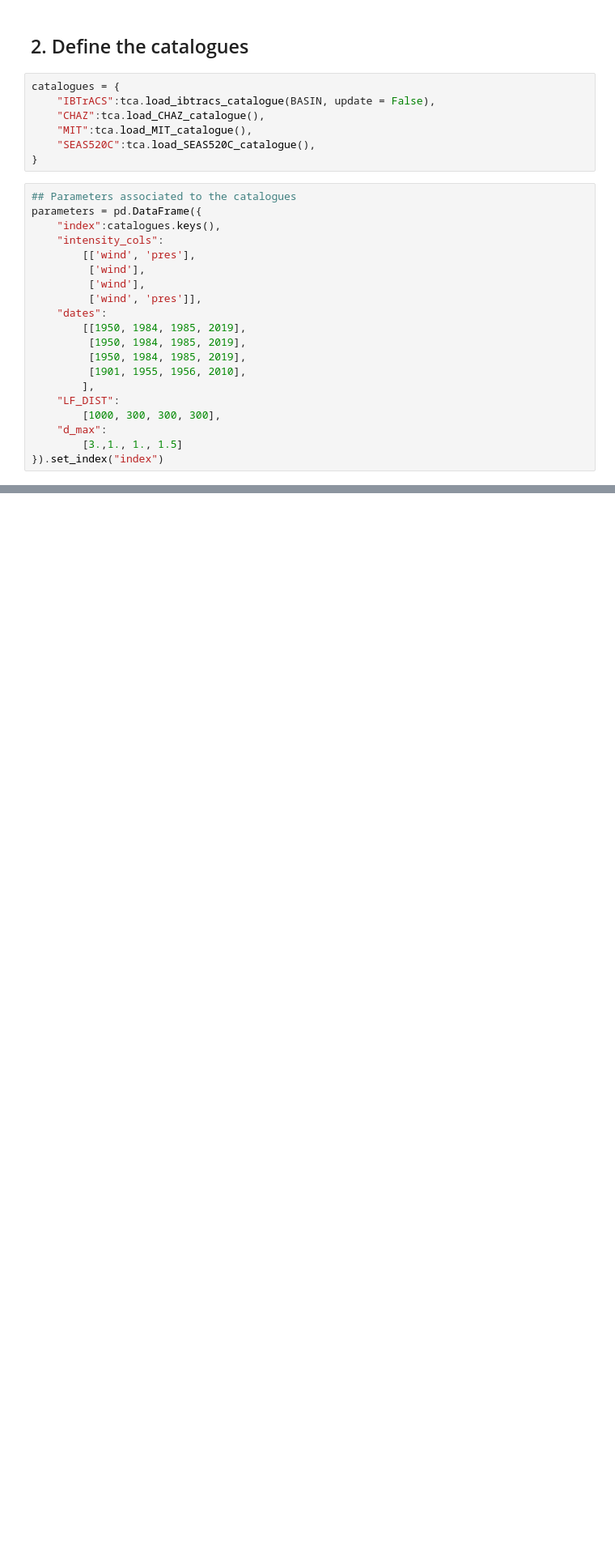
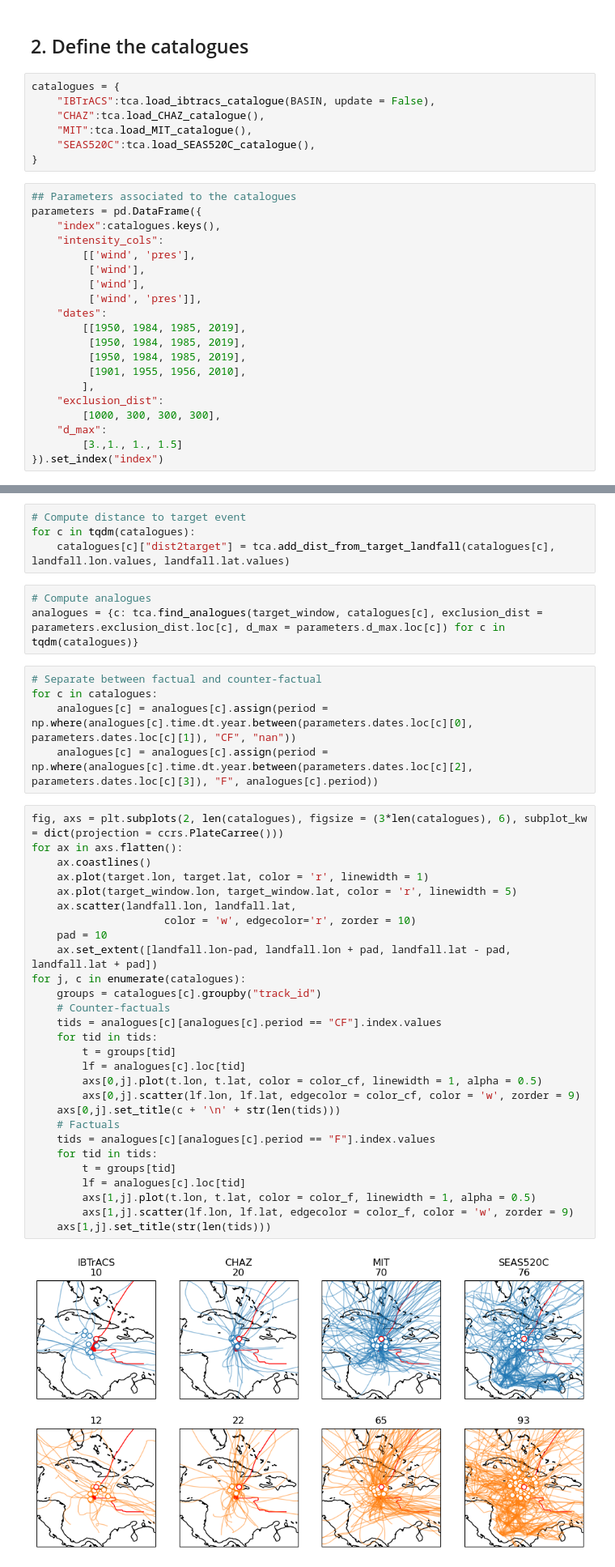
Before and after one commit to stella-bourdin/tc-track-analogues, a Jupyter notebook: notebooks/workflow.ipynb, the cells around one changed output, grey strips where cells are left out. Shown at 81% size. Drawn from its saved outputs; the diff is of its cells as text; blank space fills up the shorter version.

Commit message:
Add analogue computation to package

```diff
--- a/notebooks/workflow.ipynb
+++ b/notebooks/workflow.ipynb
@@ -57,7 +65,7 @@ parameters = pd.DataFrame({
          [1950, 1984, 1985, 2019],
          [1901, 1955, 1956, 2010],
         ],
-    "LF_DIST":
+    "exclusion_dist":
         [1000, 300, 300, 300],
     "d_max":
         [3.,1., 1., 1.5]
@@ -66,0 +75,42 @@ FileNotFoundError: [Errno 2] No such file or directory: '../ClimateCentral_TC_At
+# %%
+# Compute distance to target event
+for c in tqdm(catalogues):
+    catalogues[c]["dist2target"] = tca.add_dist_from_target_landfall(catalogues[c], landfall.lon.values, landfall.lat.values)
+# %%
+# Compute analogues
+analogues = {c: tca.find_analogues(target_window, catalogues[c], exclusion_dist = parameters.exclusion_dist.loc[c], d_max = parameters.d_max.loc[c]) for c in tqdm(catalogues)}
+# %%
+# Separate between factual and counter-factual
+for c in catalogues:
+    analogues[c] = analogues[c].assign(period = np.where(analogues[c].time.dt.year.between(parameters.dates.loc[c][0], parameters.dates.loc[c][1]), "CF", "nan"))
+    analogues[c] = analogues[c].assign(period = np.where(analogues[c].time.dt.year.between(parameters.dates.loc[c][2], parameters.dates.loc[c][3]), "F", analogues[c].period))
+# %%
+fig, axs = plt.subplots(2, len(catalogues), figsize = (3*len(catalogues), 6), subplot_kw = dict(projection = ccrs.PlateCarree()))
+for ax in axs.flatten():
+    ax.coastlines()
+    ax.plot(target.lon, target.lat, color = 'r', linewidth = 1)
+    ax.plot(target_window.lon, target_window.lat, color = 'r', linewidth = 5)
+    ax.scatter(landfall.lon, landfall.lat,
+                     color = 'w', edgecolor='r', zorder = 10)
+    pad = 10
+    ax.set_extent([landfall.lon-pad, landfall.lon + pad, landfall.lat - pad, landfall.lat + pad])
+for j, c in enumerate(catalogues):
+    groups = catalogues[c].groupby("track_id")
+    # Counter-factuals
+    tids = analogues[c][analogues[c].period == "CF"].index.values
+    for tid in tids:
+        t = groups[tid]
+        lf = analogues[c].loc[tid]
+        axs[0,j].plot(t.lon, t.lat, color = color_cf, linewidth = 1, alpha = 0.5)
+        axs[0,j].scatter(lf.lon, lf.lat, edgecolor = color_cf, color = 'w', zorder = 9)
+    axs[0,j].set_title(c + '\n' + str(len(tids)))
+    # Factuals
+    tids = analogues[c][analogues[c].period == "F"].index.values
+    for tid in tids:
+        t = groups[tid]
+        lf = analogues[c].loc[tid]
+        axs[1,j].plot(t.lon, t.lat, color = color_f, linewidth = 1, alpha = 0.5)
+        axs[1,j].scatter(lf.lon, lf.lat, edgecolor = color_f, color = 'w', zorder = 9)
+    axs[1,j].set_title(str(len(tids)))
+# %% [output]
+[figure, added]
```
Also changed, not shown: parts of 4 cells of this notebook, 5 other files.
